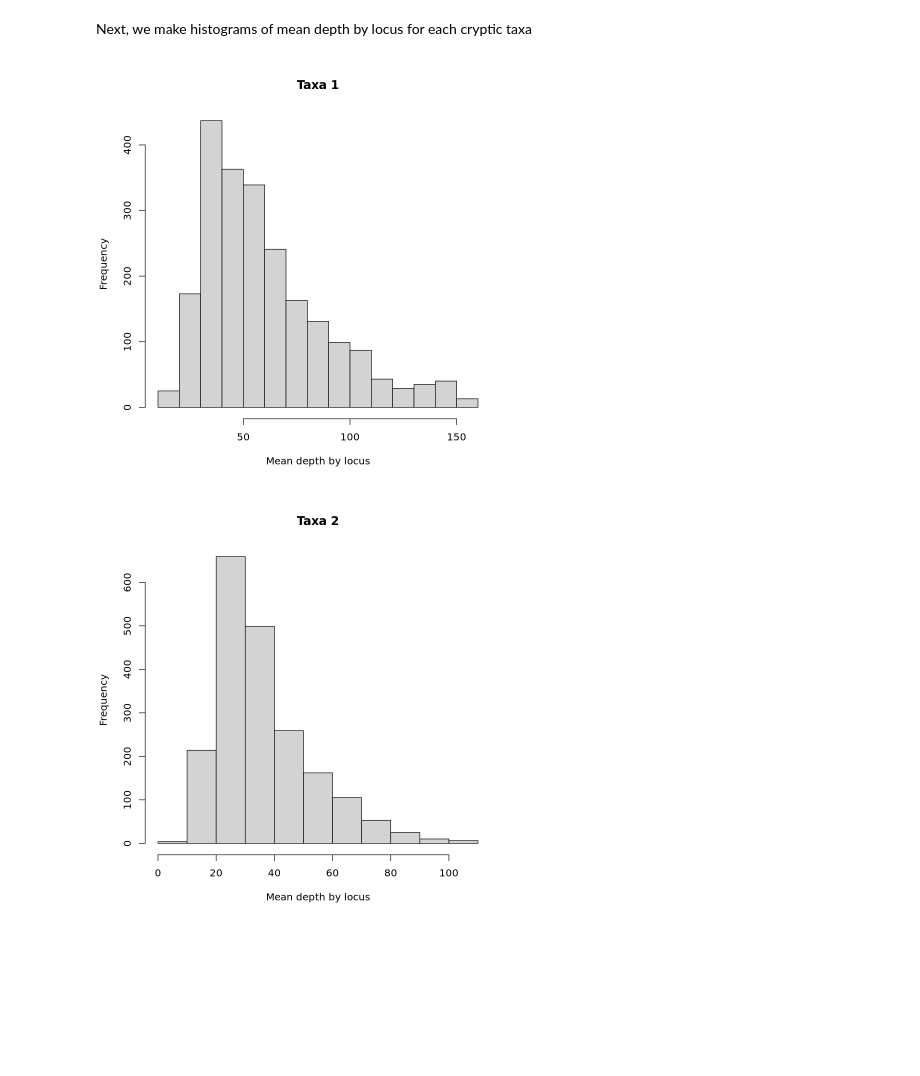
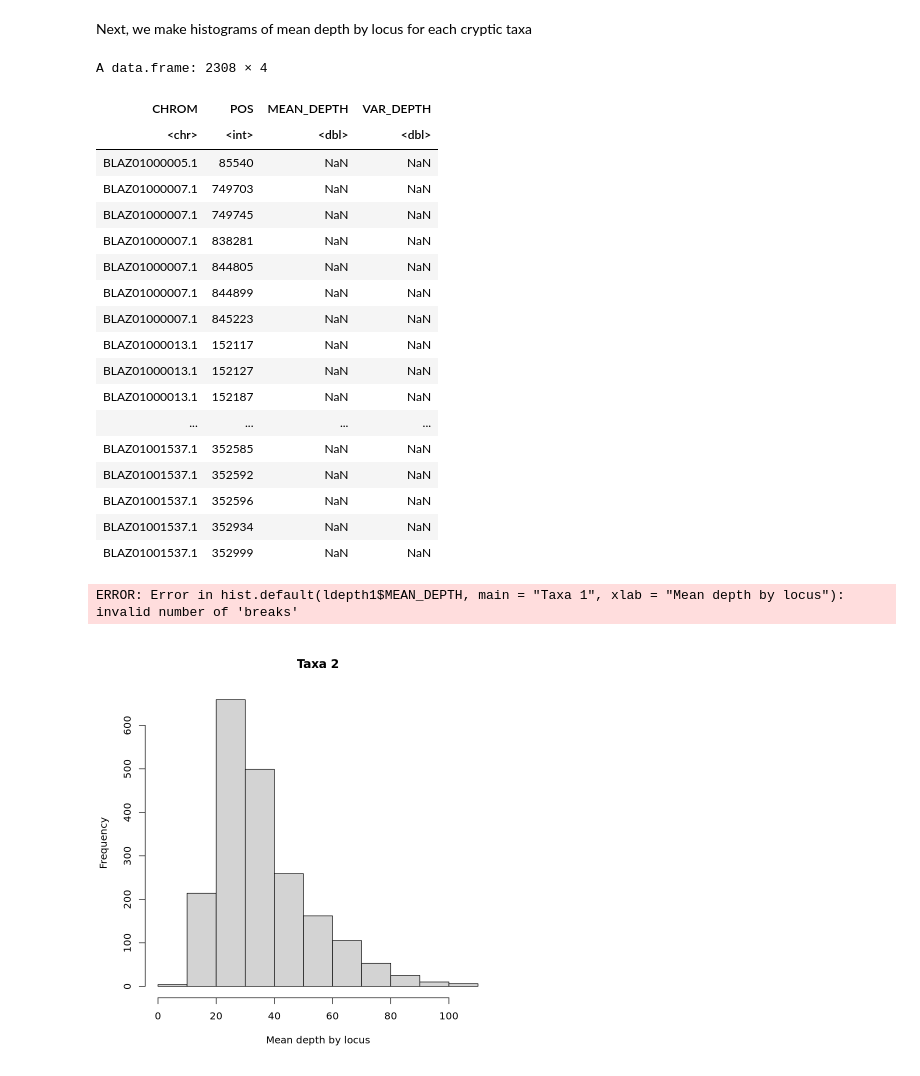
Before and after one commit to jaelynbos/Atenuis_Philippines, a Jupyter notebook: Atenuis_PopGenBasics.ipynb, the cells around one changed output. Saved outputs shown, nothing was run; the diff lists cells and outputs as text; code cells hidden in the pictures; blank space fills up the shorter version.

```diff
--- a/Atenuis_PopGenBasics.ipynb
+++ b/Atenuis_PopGenBasics.ipynb
@@ -34,16 +41,38 @@ het <-function(hetdat){
 **Depth by cyptic taxa**
 # %%
 #Load mean depth by locus data for each cryptic taxa
-ldepth1 <- read.table('/hb/scratch/jbos/spp1/depth1c.ldepth.mean',header=TRUE)
-ldepth2 <- read.table('/hb/scratch/jbos/spp2b/depth2c.ldepth.mean',header=TRUE)
-ldepth3 <- read.table('/hb/scratch/jbos/spp3/depth3c.ldepth.mean',header=TRUE)
-ldepth4 <- read.table('/hb/scratch/jbos/spp4/depth4c.ldepth.mean',header=TRUE)
+ldepth1 <- read.table('/scratch/jbos/spp1_copy/depth1c.ldepth.mean',header=TRUE)
+ldepth2 <- read.table('/scratch/jbos/spp2_copy/depth2c.ldepth.mean',header=TRUE)
+ldepth3 <- read.table('/scratch/jbos/spp3_copy/depth3c.ldepth.mean',header=TRUE)
+ldepth4 <- read.table('/scratch/jbos/spp4_copy/depth4c.ldepth.mean',header=TRUE)
 # %% [markdown]
 Next, we make histograms of mean depth by locus for each cryptic taxa
+# %%
+ldepth1
+# %% [output]
+A data.frame: 2308 × 4
+| CHROM | POS | MEAN_DEPTH | VAR_DEPTH |
+| <chr> | <int> | <dbl> | <dbl> |
+| BLAZ01000005.1 | 85540 | NaN | NaN |
+| BLAZ01000007.1 | 749703 | NaN | NaN |
+| BLAZ01000007.1 | 749745 | NaN | NaN |
+| BLAZ01000007.1 | 838281 | NaN | NaN |
+| BLAZ01000007.1 | 844805 | NaN | NaN |
+| BLAZ01000007.1 | 844899 | NaN | NaN |
+| BLAZ01000007.1 | 845223 | NaN | NaN |
+| BLAZ01000013.1 | 152117 | NaN | NaN |
+| BLAZ01000013.1 | 152127 | NaN | NaN |
+| BLAZ01000013.1 | 152187 | NaN | NaN |
+| ... | ... | ... | ... |
+| BLAZ01001537.1 | 352585 | NaN | NaN |
+| BLAZ01001537.1 | 352592 | NaN | NaN |
+| BLAZ01001537.1 | 352596 | NaN | NaN |
+| BLAZ01001537.1 | 352934 | NaN | NaN |
+| BLAZ01001537.1 | 352999 | NaN | NaN |
 # %%
 hist(ldepth1$MEAN_DEPTH,main="Taxa 1", xlab = "Mean depth by locus")
 # %% [output]
-[figure, removed]
+ERROR: Error in hist.default(ldepth1$MEAN_DEPTH, main = "Taxa 1", xlab = "Mean depth by locus"): invalid number of 'breaks'
 # %%
 hist(ldepth2$MEAN_DEPTH,main="Taxa 2", xlab = "Mean depth by locus")
 # %% [output]
```
Also changed, not shown: parts of 14 cells of this notebook.
